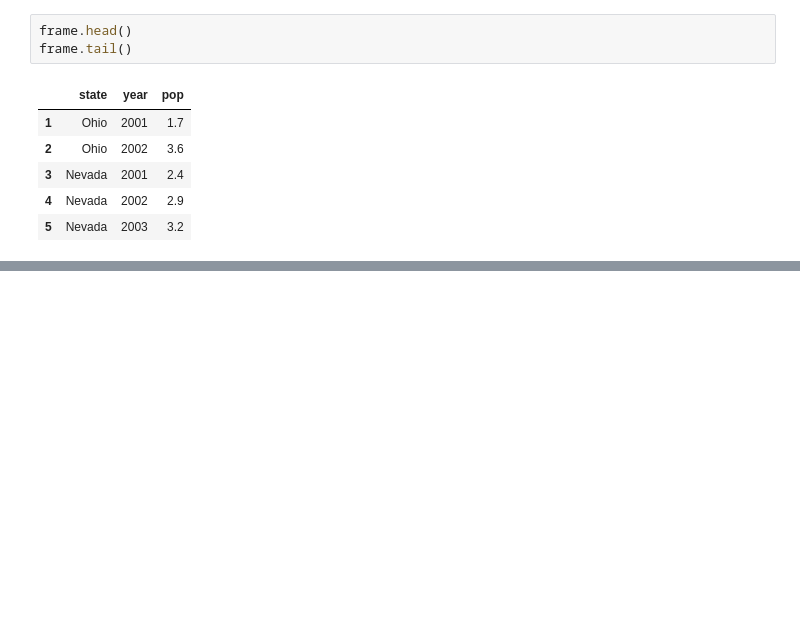
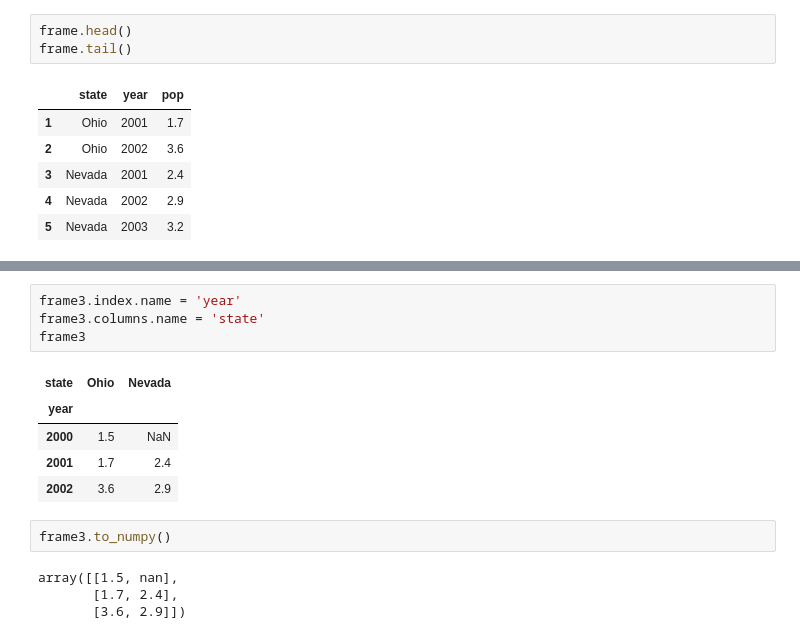
Before and after one commit to ulasyakut/DataAnalysisMcKinney-3rd, a Jupyter notebook: Chapter5/Starter.ipynb, the cells around one changed output, grey strips where cells are left out. Drawn from its saved outputs; the diff is of its cells as text; blank space fills up the shorter version.

```diff
--- a/Chapter5/Starter.ipynb
+++ b/Chapter5/Starter.ipynb
@@ -204,0 +300,16 @@ pd.DataFrame(data,columns=['pop','year','state','debt'])
+# %%
+frame3.index.name = 'year'
+frame3.columns.name = 'state'
+frame3
+# %% [output]
+| state | Ohio | Nevada |
+| year |  |  |
+| 2000 | 1.5 | NaN |
+| 2001 | 1.7 | 2.4 |
+| 2002 | 3.6 | 2.9 |
+# %%
+frame3.to_numpy()
+# %% [output]
+array([[1.5, nan],
+       [1.7, 2.4],
+       [3.6, 2.9]])
```
Also changed, not shown: parts of 19 cells of this notebook.
